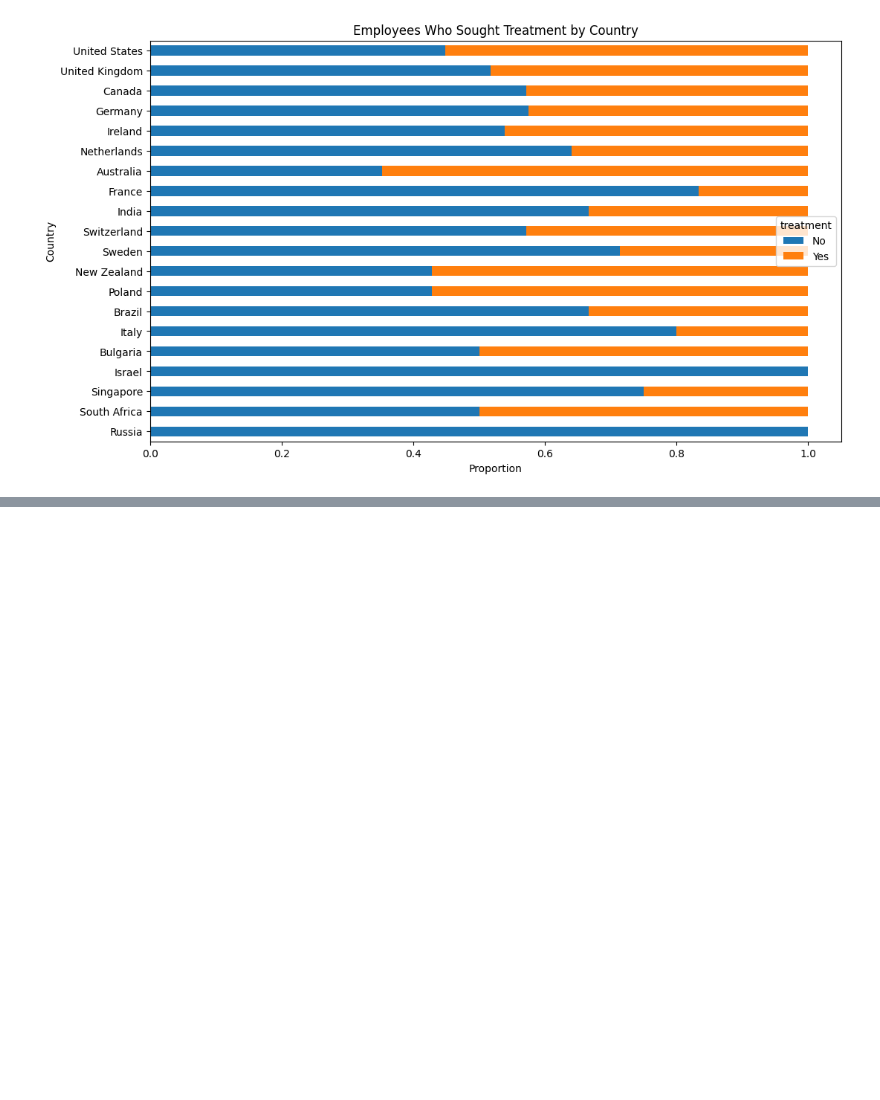
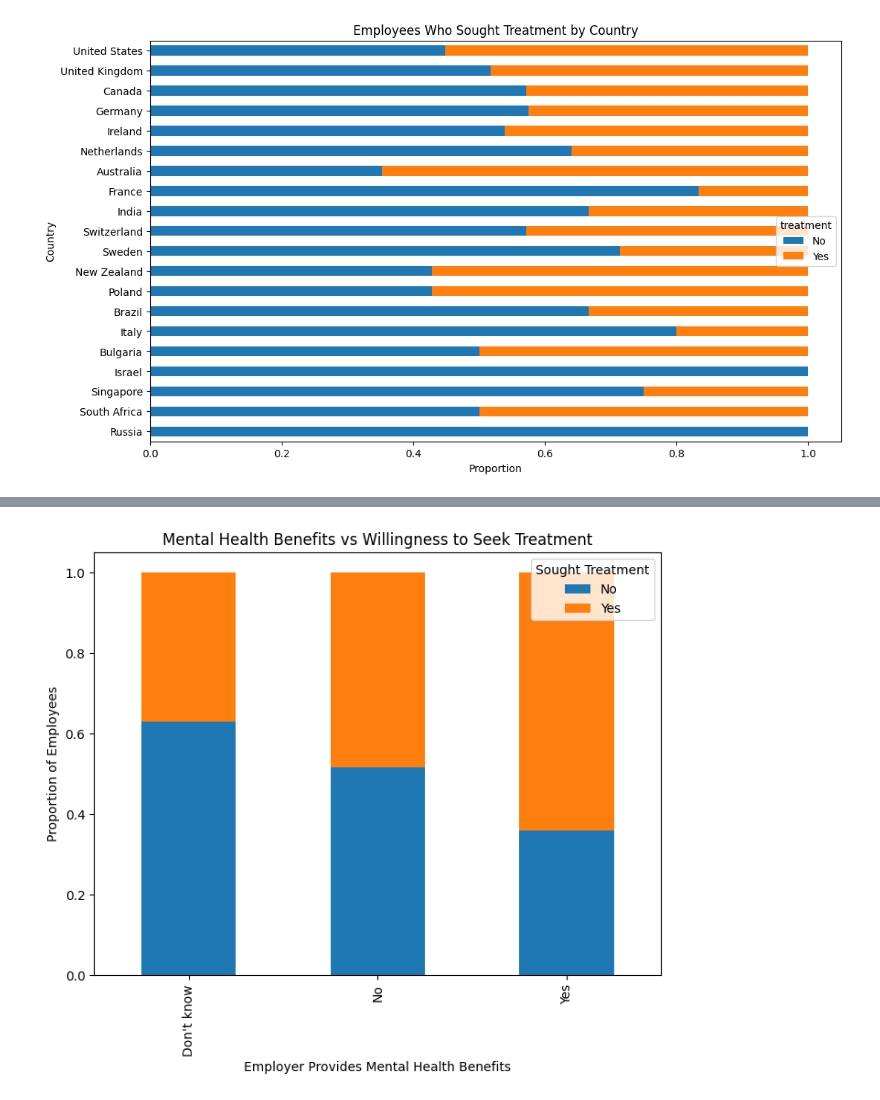
Before and after one commit to edmundlemon/mental_health_data_analysis, a Jupyter notebook: assignment.ipynb, the cells around one changed output, grey strips where cells are left out. Cells and saved outputs as stored; diff of their text form; code cells hidden in the pictures; blank space fills up the shorter version.

```diff
--- a/assignment.ipynb
+++ b/assignment.ipynb
@@ -236,0 +238,5 @@ array(['No', 'Yes'], dtype=object)
+# %%
+df = mental_health[["benefits", "treatment"]].dropna()
+
+print(df["benefits"].unique())
+print(df["treatment"].unique())
@@ -236,0 +253,13 @@ array(['No', 'Yes'], dtype=object)
+# %%
+benefit_vs_treatment = pd.crosstab(
+    df["benefits"], df["treatment"], normalize="index"
+)
+
+benefit_vs_treatment.plot(kind="bar", stacked=True, figsize=(8,6))
+plt.title("Mental Health Benefits vs Willingness to Seek Treatment")
+plt.xlabel("Employer Provides Mental Health Benefits")
+plt.ylabel("Proportion of Employees")
+plt.legend(title="Sought Treatment")
+plt.show()
+# %% [output]
+[figure, added]
```
Also changed, not shown: parts of 12 cells of this notebook.
